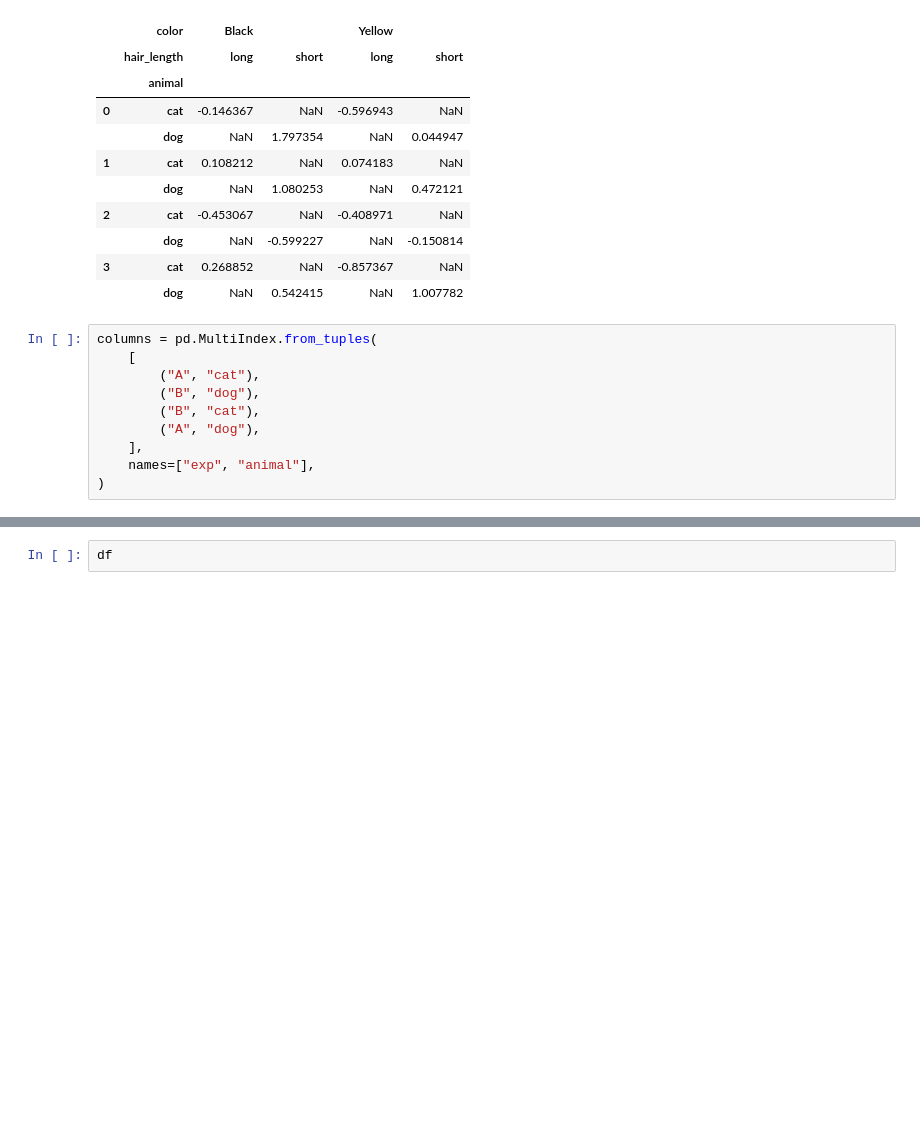
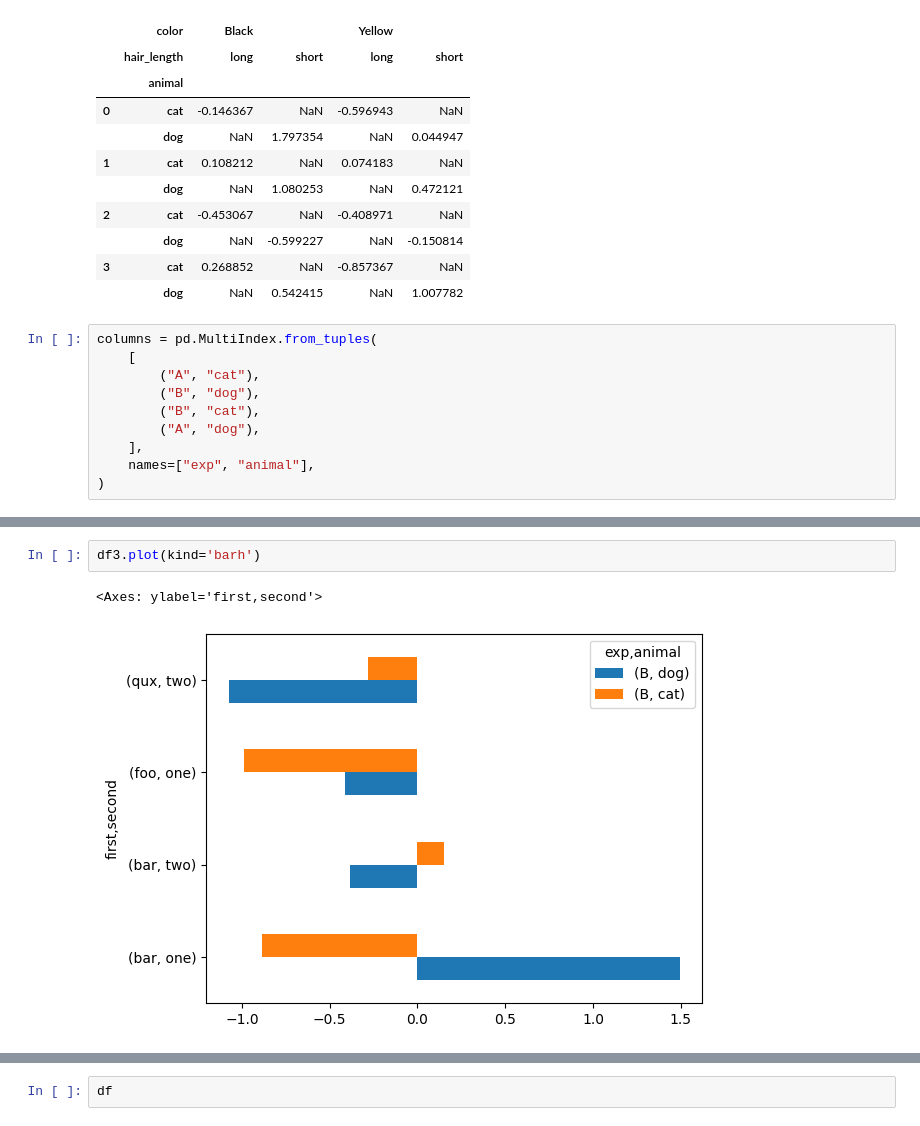
Before and after one commit to guamoshtli/Pandas, a Jupyter notebook: pivot.ipynb, the cells around one changed output, grey strips where cells are left out. Drawn from its saved outputs; the diff is of its cells as text; blank space fills up the shorter version.

```diff
--- a/pivot.ipynb
+++ b/pivot.ipynb
@@ -381,3 +428,8 @@ df3
+# %%
+df3.plot(kind='barh')
+# %% [output]
+<Axes: ylabel='first,second'>
+[figure, added]
 # %%
 df3.unstack()
 # %% [output]
```
Also changed, not shown: parts of 57 cells of this notebook.
